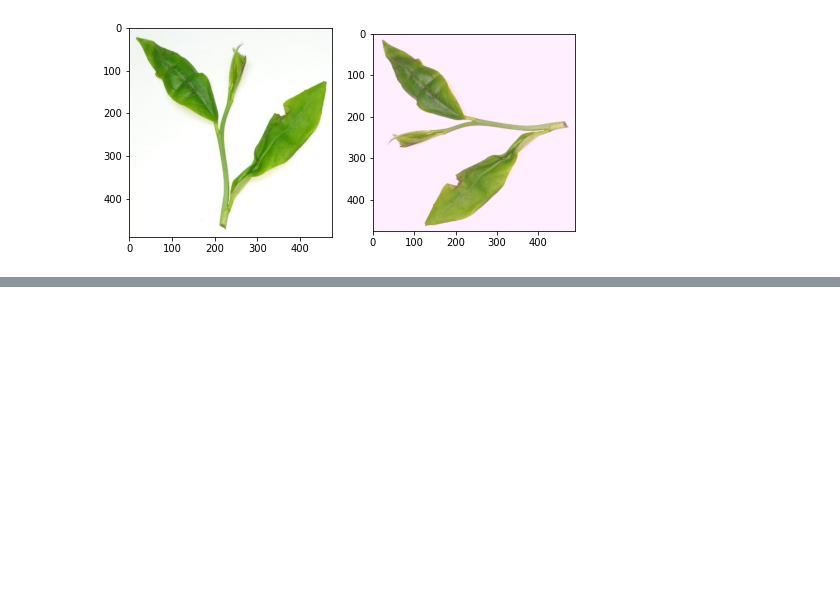
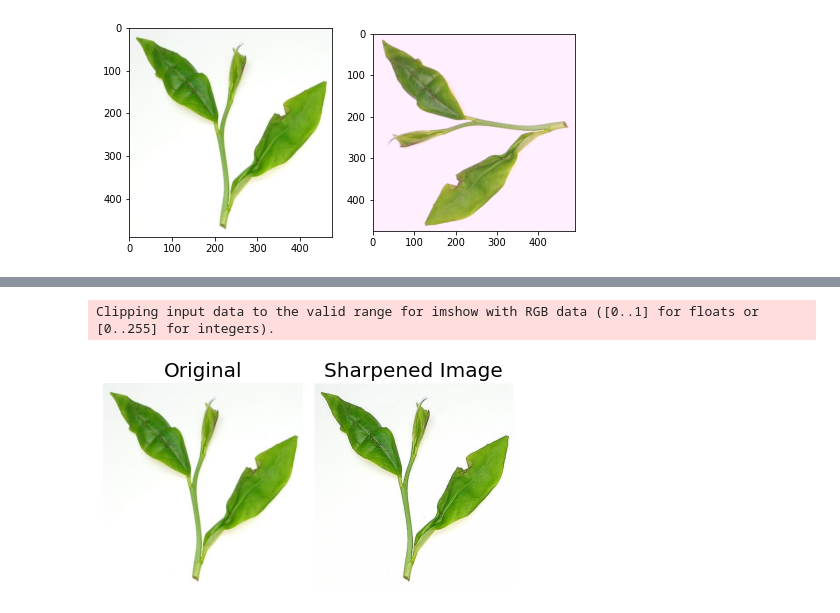
Before and after one commit to Malitha123/Measure-Quality-of-Tea-leaves-using-computer-vision, a Jupyter notebook: explore the images.ipynb, the cells around one changed output, grey strips where cells are left out. Drawn from its saved outputs; the diff is of its cells as text; code cells hidden in the pictures; blank space fills up the shorter version.

Commit message:
sharpened image

```diff
--- a/explore the images.ipynb
+++ b/explore the images.ipynb
@@ -235,0 +237,3 @@ plot_augmented_img("")
+# %%
+img = plt.imread('./Data/test_image_1.jpg')
+plt.imshow(img)
@@ -235,0 +243,41 @@ plot_augmented_img("")
+# %%
+from scipy.signal import convolve2d
+from skimage import data, color
+from skimage.io import imshow, imread
+from skimage.color import rgb2yuv, rgb2hsv, rgb2gray, yuv2rgb, hsv2rgb
+
+
+def convolve_multi_round(image, kernel, iterations):
+    for i in range(iterations):
+        image = convolve2d(image, kernel, 'same', boundary = 'fill', fillvalue = 0)
+    return image
+
+def rgb_convolver(image, kernel, iterations = 1):
+    yuv_img = rgb2yuv(image)
+    yuv_img[:,:,0] = convolve_multi_round(yuv_img[:,:,0], kernel, iterations)
+
+    result = yuv2rgb(yuv_img)
+
+
+    fig, ax = plt.subplots(1,2)
+
+    ax[0].imshow(image)
+    ax[0].set_title(f'Original', fontsize = 20)
+
+    ax[1].imshow(result);
+    ax[1].set_title(f'Sharpened Image', fontsize = 20)
+
+    [axi.set_axis_off() for axi in ax.ravel()]
+
+    fig.tight_layout()
+
+    return result
+# %%
+kernal = np.array([[0, -1, 0],
+                    [-1, 5, -1],
+                    [0, -1, 0]])
+
+result = rgb_convolver(img, kernal, iterations = 1)
+# %% [output]
+Clipping input data to the valid range for imshow with RGB data ([0..1] for floats or [0..255] for integers).
+[figure, added]
```
Also changed, not shown: parts of 5 cells of this notebook.
